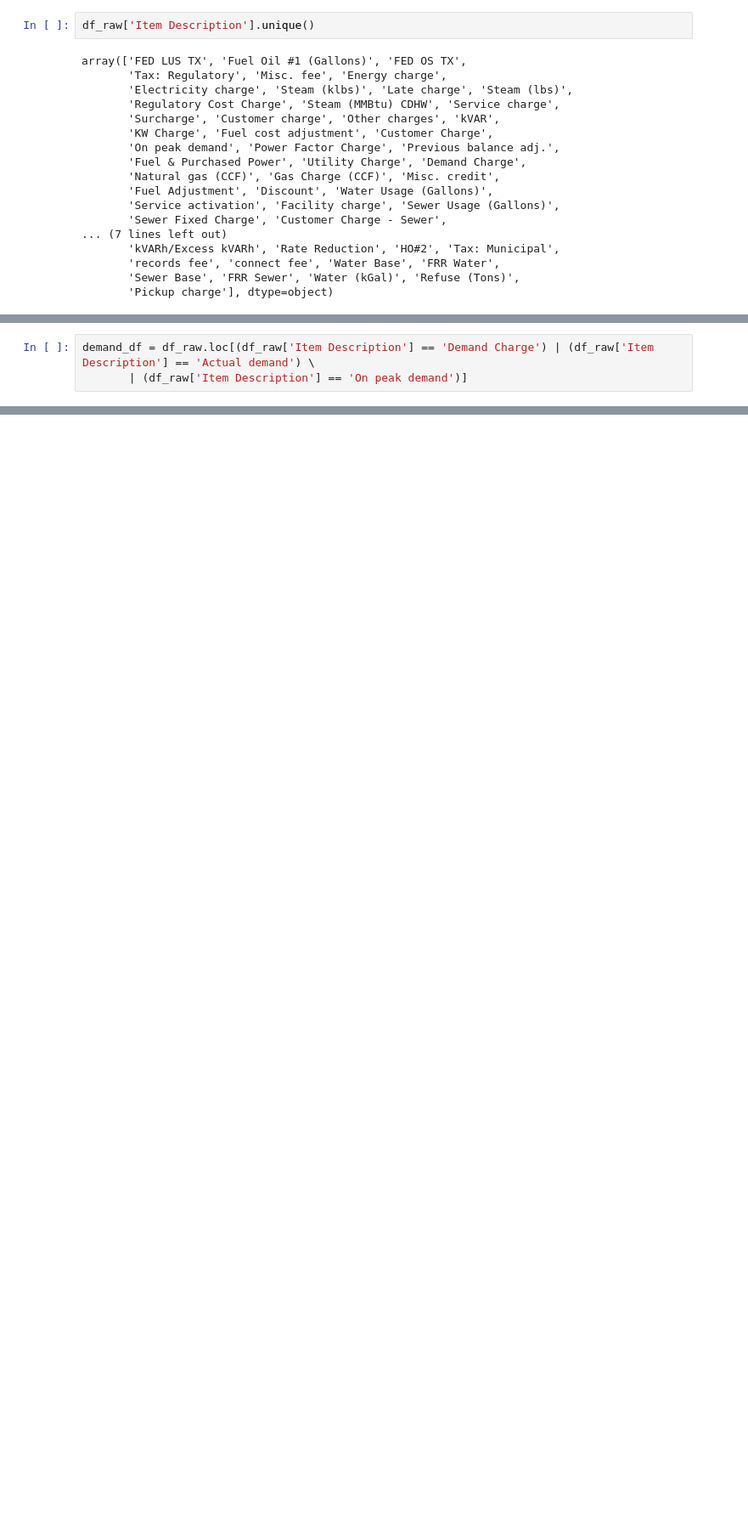
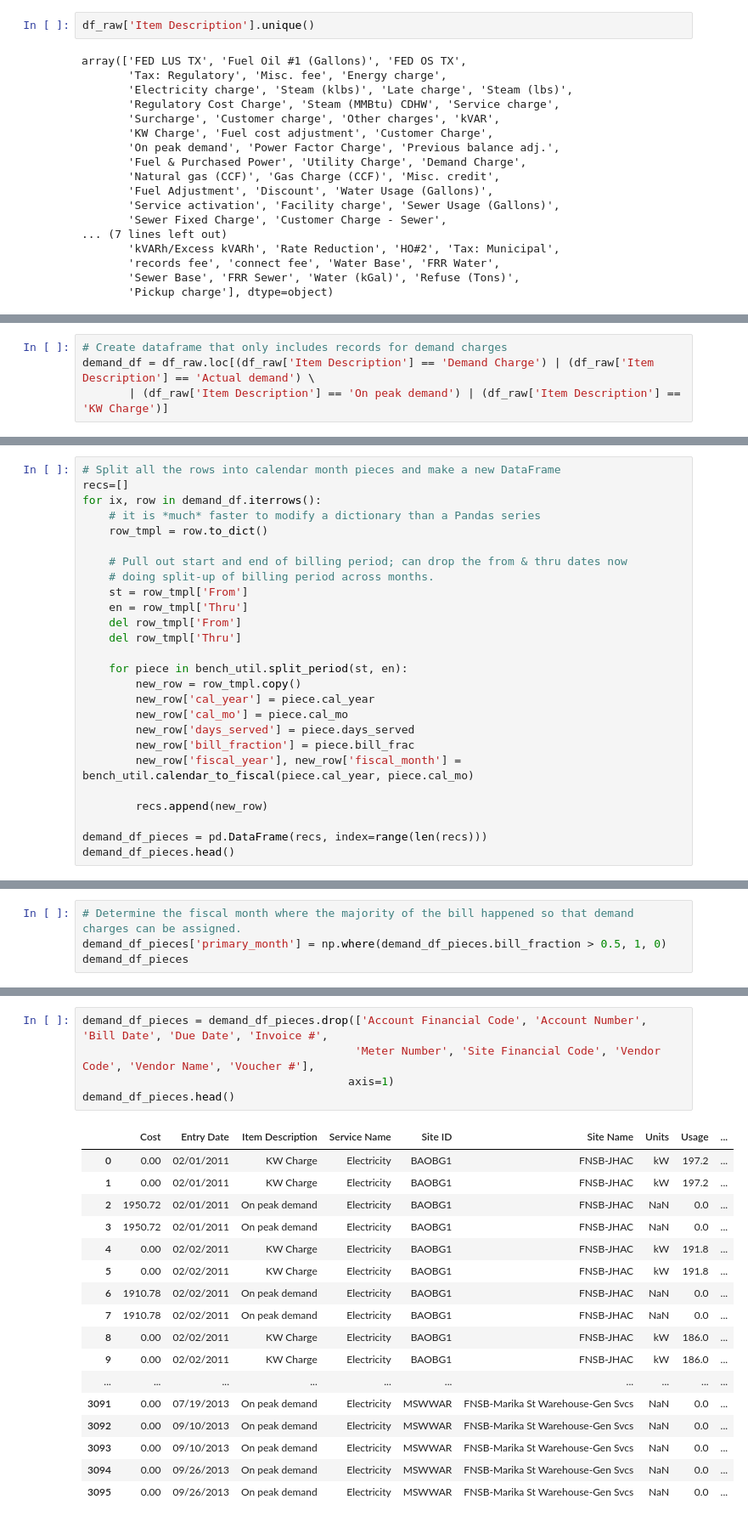
Before and after one commit to alanmitchell/fnsb-benchmark, a Jupyter notebook: testing/utility_dashboard_data.ipynb, the cells around one changed output, grey strips where cells are left out. Shown at 85% size. Saved outputs shown, nothing was run; the diff lists cells and outputs as text; blank space fills up the shorter version.

```diff
--- a/testing/utility_dashboard_data.ipynb
+++ b/testing/utility_dashboard_data.ipynb
@@ -374,3 +388,4 @@ array(['FED LUS TX', 'Fuel Oil #1 (Gallons)', 'FED OS TX',
 # %%
+# Create dataframe that only includes records for demand charges
 demand_df = df_raw.loc[(df_raw['Item Description'] == 'Demand Charge') | (df_raw['Item Description'] == 'Actual demand') \
-       | (df_raw['Item Description'] == 'On peak demand')]
+       | (df_raw['Item Description'] == 'On peak demand') | (df_raw['Item Description'] == 'KW Charge')]
@@ -390,0 +401,26 @@ AttributeError: ("'Timestamp' object has no attribute 'values'", 'occurred at in
+# %%
+# Split all the rows into calendar month pieces and make a new DataFrame
+recs=[]
+for ix, row in demand_df.iterrows():
+    # it is *much* faster to modify a dictionary than a Pandas series
+    row_tmpl = row.to_dict()
+
+    # Pull out start and end of billing period; can drop the from & thru dates now
+    # doing split-up of billing period across months.
+    st = row_tmpl['From']
+    en = row_tmpl['Thru']
+    del row_tmpl['From']
+    del row_tmpl['Thru']
+
+    for piece in bench_util.split_period(st, en):
+        new_row = row_tmpl.copy()
+        new_row['cal_year'] = piece.cal_year
+        new_row['cal_mo'] = piece.cal_mo
+        new_row['days_served'] = piece.days_served
+        new_row['bill_fraction'] = piece.bill_frac
+        new_row['fiscal_year'], new_row['fiscal_month'] = bench_util.calendar_to_fiscal(piece.cal_year, piece.cal_mo)
+
+        recs.append(new_row)
+
+demand_df_pieces = pd.DataFrame(recs, index=range(len(recs)))
+demand_df_pieces.head()
@@ -390,0 +435,4 @@ AttributeError: ("'Timestamp' object has no attribute 'values'", 'occurred at in
+# %%
+# Determine the fiscal month where the majority of the bill happened so that demand charges can be assigned.
+demand_df_pieces['primary_month'] = np.where(demand_df_pieces.bill_fraction > 0.5, 1, 0)
+demand_df_pieces
@@ -390,0 +458,23 @@ AttributeError: ("'Timestamp' object has no attribute 'values'", 'occurred at in
+# %%
+demand_df_pieces = demand_df_pieces.drop(['Account Financial Code', 'Account Number', 'Bill Date', 'Due Date', 'Invoice #',
+                                         'Meter Number', 'Site Financial Code', 'Vendor Code', 'Vendor Name', 'Voucher #'],
+                                        axis=1)
+demand_df_pieces.head()
+# %% [output]
+|  | Cost | Entry Date | Item Description | Service Name | Site ID | Site Name | Units | Usage | ... |
+| 0 | 0.00 | 02/01/2011 | KW Charge | Electricity | BAOBG1 | FNSB-JHAC | kW | 197.2 | ... |
+| 1 | 0.00 | 02/01/2011 | KW Charge | Electricity | BAOBG1 | FNSB-JHAC | kW | 197.2 | ... |
+| 2 | 1950.72 | 02/01/2011 | On peak demand | Electricity | BAOBG1 | FNSB-JHAC | NaN | 0.0 | ... |
+| 3 | 1950.72 | 02/01/2011 | On peak demand | Electricity | BAOBG1 | FNSB-JHAC | NaN | 0.0 | ... |
+| 4 | 0.00 | 02/02/2011 | KW Charge | Electricity | BAOBG1 | FNSB-JHAC | kW | 191.8 | ... |
+| 5 | 0.00 | 02/02/2011 | KW Charge | Electricity | BAOBG1 | FNSB-JHAC | kW | 191.8 | ... |
+| 6 | 1910.78 | 02/02/2011 | On peak demand | Electricity | BAOBG1 | FNSB-JHAC | NaN | 0.0 | ... |
+| 7 | 1910.78 | 02/02/2011 | On peak demand | Electricity | BAOBG1 | FNSB-JHAC | NaN | 0.0 | ... |
+| 8 | 0.00 | 02/02/2011 | KW Charge | Electricity | BAOBG1 | FNSB-JHAC | kW | 186.0 | ... |
+| 9 | 0.00 | 02/02/2011 | KW Charge | Electricity | BAOBG1 | FNSB-JHAC | kW | 186.0 | ... |
+| ... | ... | ... | ... | ... | ... | ... | ... | ... | ... |
+| 3091 | 0.00 | 07/19/2013 | On peak demand | Electricity | MSWWAR | FNSB-Marika St Warehouse-Gen Svcs | NaN | 0.0 | ... |
+| 3092 | 0.00 | 09/10/2013 | On peak demand | Electricity | MSWWAR | FNSB-Marika St Warehouse-Gen Svcs | NaN | 0.0 | ... |
+| 3093 | 0.00 | 09/10/2013 | On peak demand | Electricity | MSWWAR | FNSB-Marika St Warehouse-Gen Svcs | NaN | 0.0 | ... |
+| 3094 | 0.00 | 09/26/2013 | On peak demand | Electricity | MSWWAR | FNSB-Marika St Warehouse-Gen Svcs | NaN | 0.0 | ... |
+| 3095 | 0.00 | 09/26/2013 | On peak demand | Electricity | MSWWAR | FNSB-Marika St Warehouse-Gen Svcs | NaN | 0.0 | ... |
```
Also changed, not shown: parts of 27 cells of this notebook.
